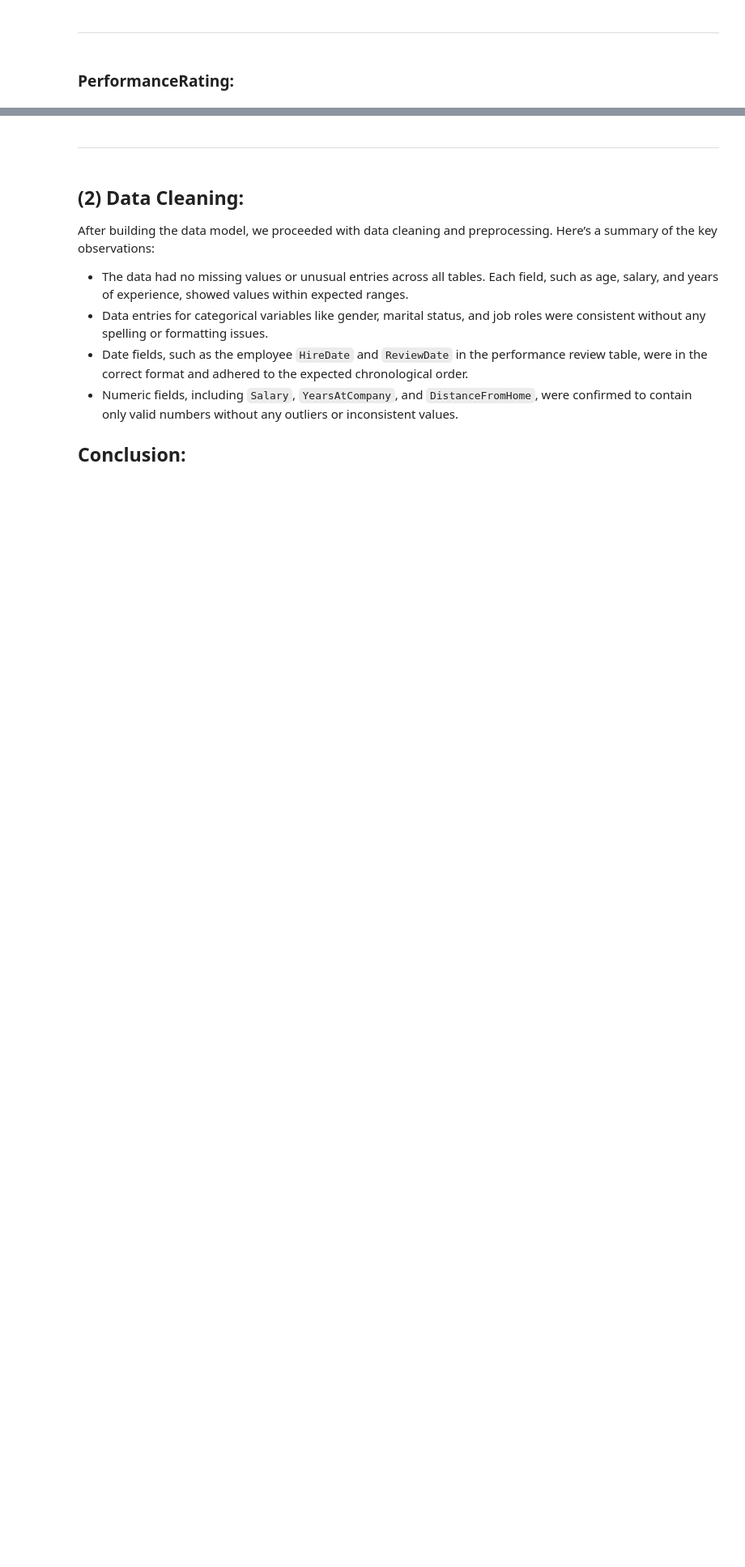
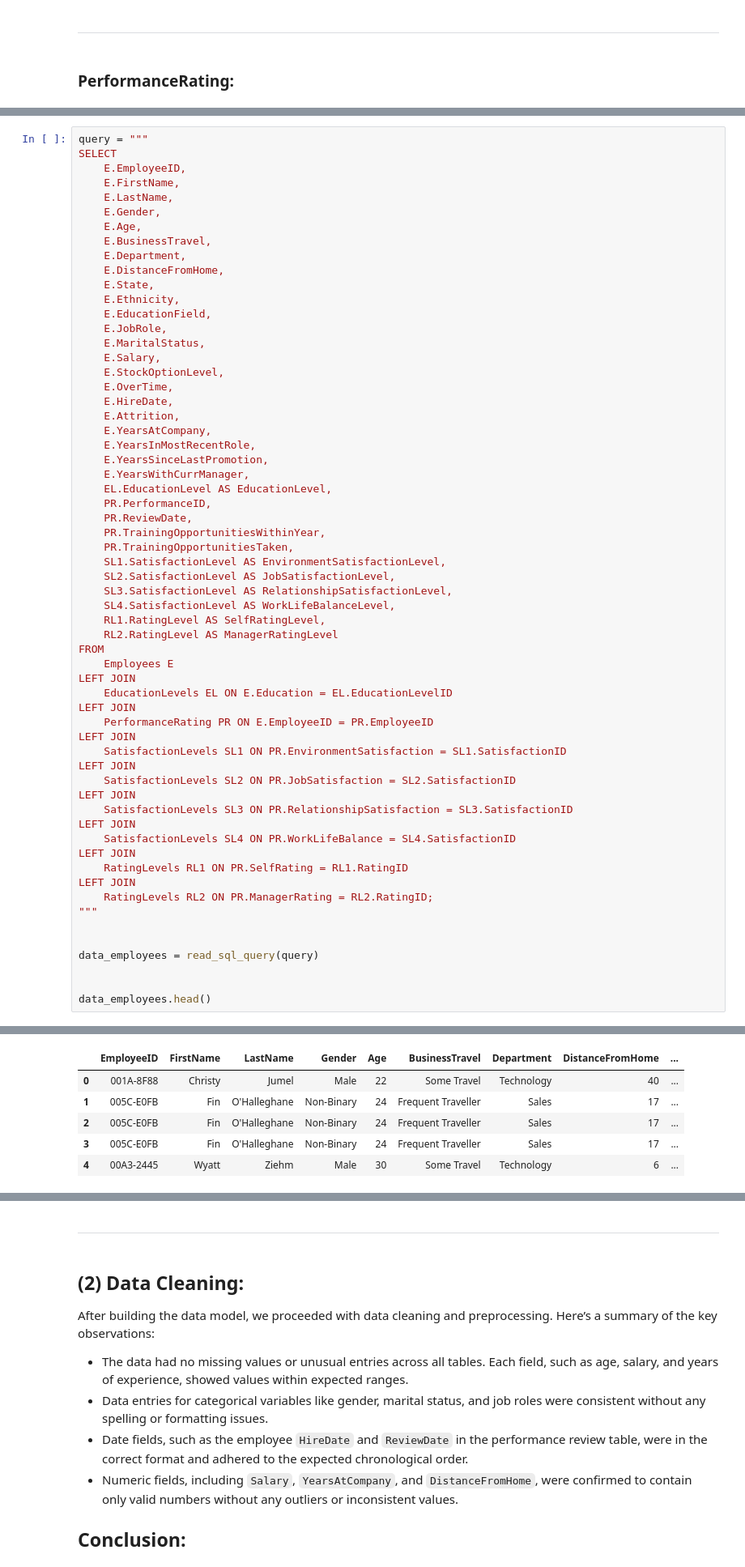
Before and after one commit to 1145267383/HR_Project, a Jupyter notebook: 02-DEA_Questions/01-Python_DEA.ipynb, the cells around one changed output, grey strips where cells are left out. Shown at 81% size. Drawn from its saved outputs; the diff is of its cells as text; blank space fills up the shorter version.

```diff
--- a/02-DEA_Questions/01-Python_DEA.ipynb
+++ b/02-DEA_Questions/01-Python_DEA.ipynb
@@ -189,0 +376,62 @@ employees.describe()
+# %%
+query = """
+SELECT
+    E.EmployeeID,
+    E.FirstName,
+    E.LastName,
+    E.Gender,
+    E.Age,
+    E.BusinessTravel,
+    E.Department,
+    E.DistanceFromHome,
+    E.State,
+    E.Ethnicity,
+    E.EducationField,
+    E.JobRole,
+    E.MaritalStatus,
+    E.Salary,
+    E.StockOptionLevel,
+    E.OverTime,
+    E.HireDate,
+    E.Attrition,
+    E.YearsAtCompany,
+    E.YearsInMostRecentRole,
+    E.YearsSinceLastPromotion,
+    E.YearsWithCurrManager,
+    EL.EducationLevel AS EducationLevel,
+    PR.PerformanceID,
+    PR.ReviewDate,
+    PR.TrainingOpportunitiesWithinYear,
+    PR.TrainingOpportunitiesTaken,
+    SL1.SatisfactionLevel AS EnvironmentSatisfactionLevel,
+    SL2.SatisfactionLevel AS JobSatisfactionLevel,
+    SL3.SatisfactionLevel AS RelationshipSatisfactionLevel,
+    SL4.SatisfactionLevel AS WorkLifeBalanceLevel,
+    RL1.RatingLevel AS SelfRatingLevel,
+    RL2.RatingLevel AS ManagerRatingLevel
+FROM
+    Employees E
+LEFT JOIN
+    EducationLevels EL ON E.Education = EL.EducationLevelID
+LEFT JOIN
+    PerformanceRating PR ON E.EmployeeID = PR.EmployeeID
+LEFT JOIN
+    SatisfactionLevels SL1 ON PR.EnvironmentSatisfaction = SL1.SatisfactionID
+LEFT JOIN
+    SatisfactionLevels SL2 ON PR.JobSatisfaction = SL2.SatisfactionID
+LEFT JOIN
+    SatisfactionLevels SL3 ON PR.RelationshipSatisfaction = SL3.SatisfactionID
+LEFT JOIN
+    SatisfactionLevels SL4 ON PR.WorkLifeBalance = SL4.SatisfactionID
+LEFT JOIN
+    RatingLevels RL1 ON PR.SelfRating = RL1.RatingID
+LEFT JOIN
+    RatingLevels RL2 ON PR.ManagerRating = RL2.RatingID;
+"""
+
+
+data_employees = read_sql_query(query)
+
+
+data_employees.head()
+# %% [output]
@@ -189,0 +439,6 @@ employees.describe()
+|  | EmployeeID | FirstName | LastName | Gender | Age | BusinessTravel | Department | DistanceFromHome | ... |
+| 0 | 001A-8F88 | Christy | Jumel | Male | 22 | Some Travel | Technology | 40 | ... |
+| 1 | 005C-E0FB | Fin | O'Halleghane | Non-Binary | 24 | Frequent Traveller | Sales | 17 | ... |
+| 2 | 005C-E0FB | Fin | O'Halleghane | Non-Binary | 24 | Frequent Traveller | Sales | 17 | ... |
+| 3 | 005C-E0FB | Fin | O'Halleghane | Non-Binary | 24 | Frequent Traveller | Sales | 17 | ... |
+| 4 | 00A3-2445 | Wyatt | Ziehm | Male | 30 | Some Travel | Technology | 6 | ... |
```
Also changed, not shown: parts of 25 cells of this notebook, 1 other file.
